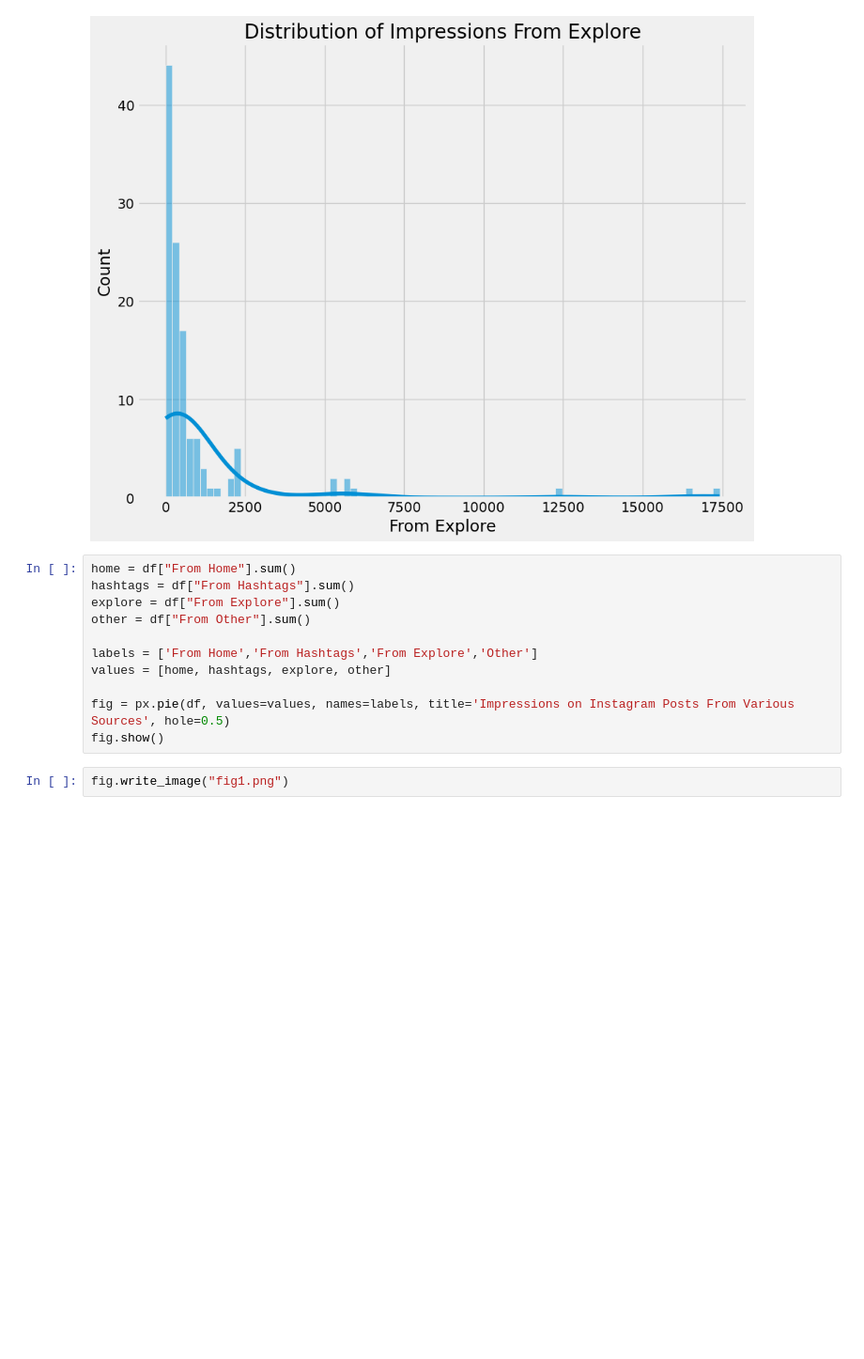
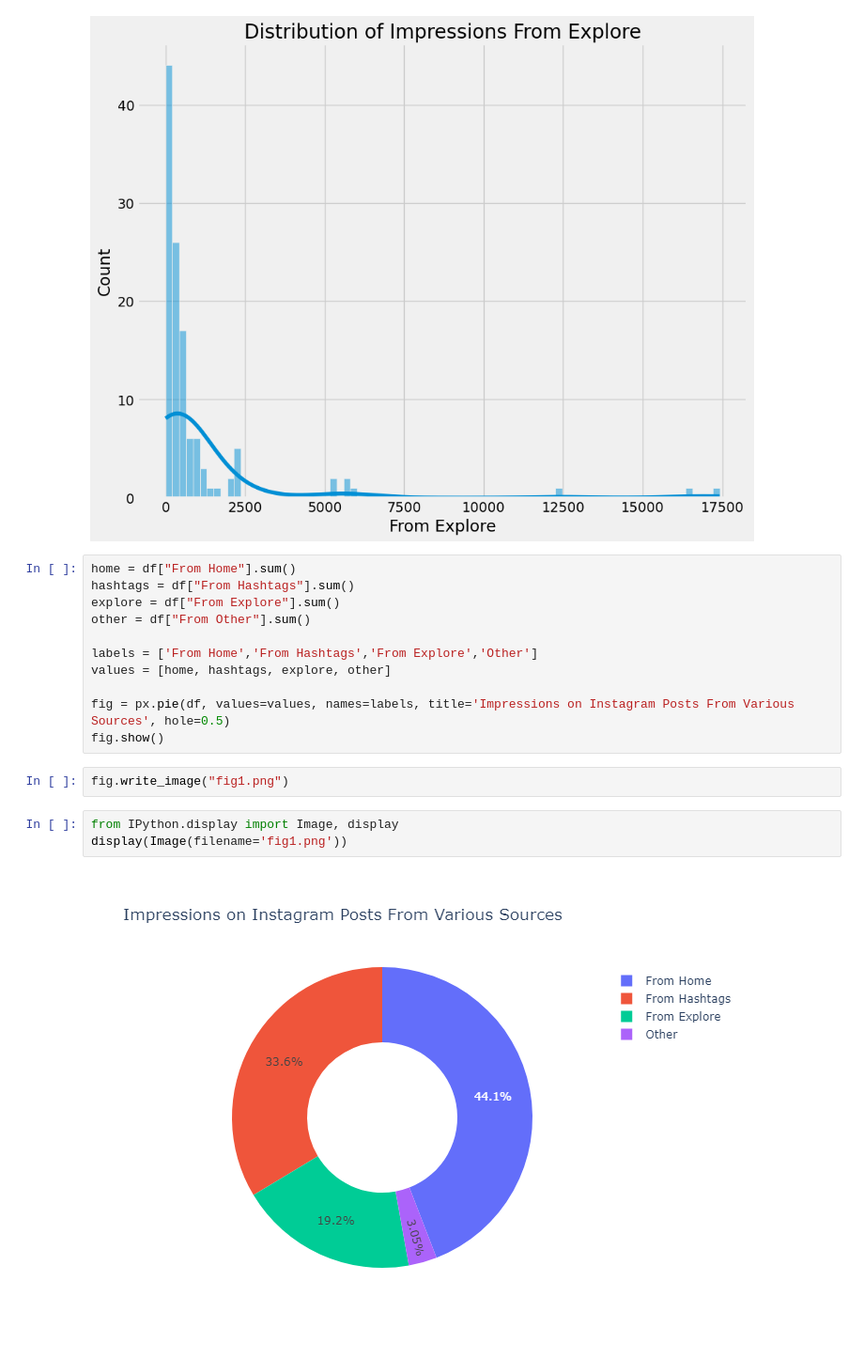
Before and after one commit to NANITH777/ML-DL-Examples, a Jupyter notebook: Instagram Inpressions/intagram.ipynb, the cells around one changed output. Shown at 94% size. Drawn from its saved outputs; the diff is of its cells as text; blank space fills up the shorter version.

```diff
--- a/Instagram Inpressions/intagram.ipynb
+++ b/Instagram Inpressions/intagram.ipynb
@@ -124,3 +124,8 @@ fig = px.pie(df, values=values, names=labels, title='Impressions on Instagram Po
 fig.show()
 # %%
 fig.write_image("fig1.png")
+# %%
+from IPython.display import Image, display
+display(Image(filename='fig1.png'))
+# %% [output]
+[figure, added]
```
Also changed, not shown: parts of 3 cells of this notebook.
